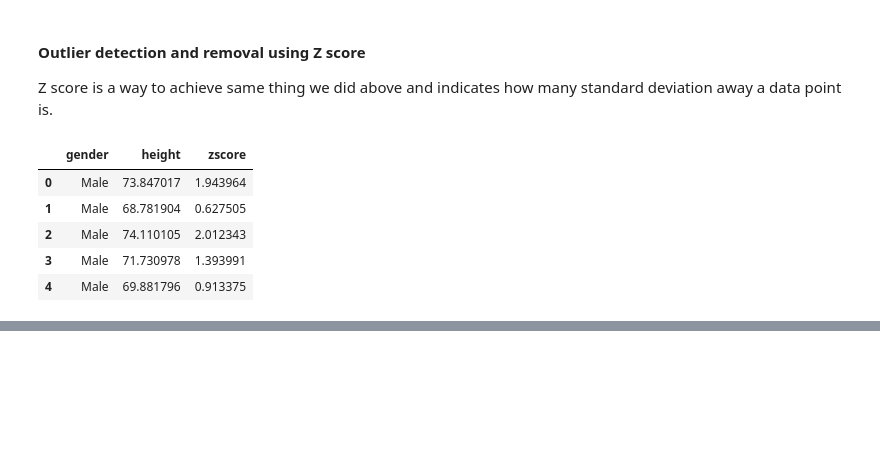
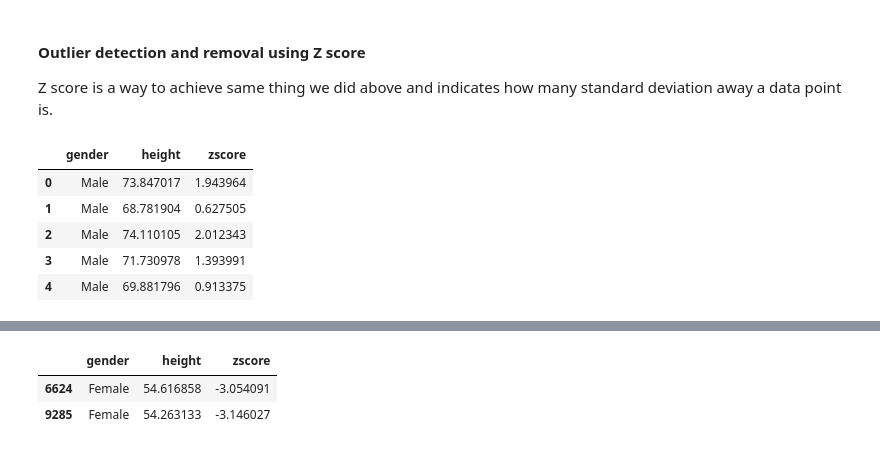
Before and after one commit to rhodapang/Python-Project, a Jupyter notebook: Data Science Feature Engineering by Python.ipynb, the cells around one changed output, grey strips where cells are left out. Cells and saved outputs as stored; diff of their text form; code cells hidden in the pictures; blank space fills up the shorter version.

```diff
--- a/Data Science Feature Engineering by Python.ipynb
+++ b/Data Science Feature Engineering by Python.ipynb
@@ -335,0 +347,6 @@ df_height.head(5)
+# %%
+df_height[ df_height.zscore < -3]
+# %% [output]
+|  | gender | height | zscore |
+| 6624 | Female | 54.616858 | -3.054091 |
+| 9285 | Female | 54.263133 | -3.146027 |
```
Also changed, not shown: parts of 7 cells of this notebook.
